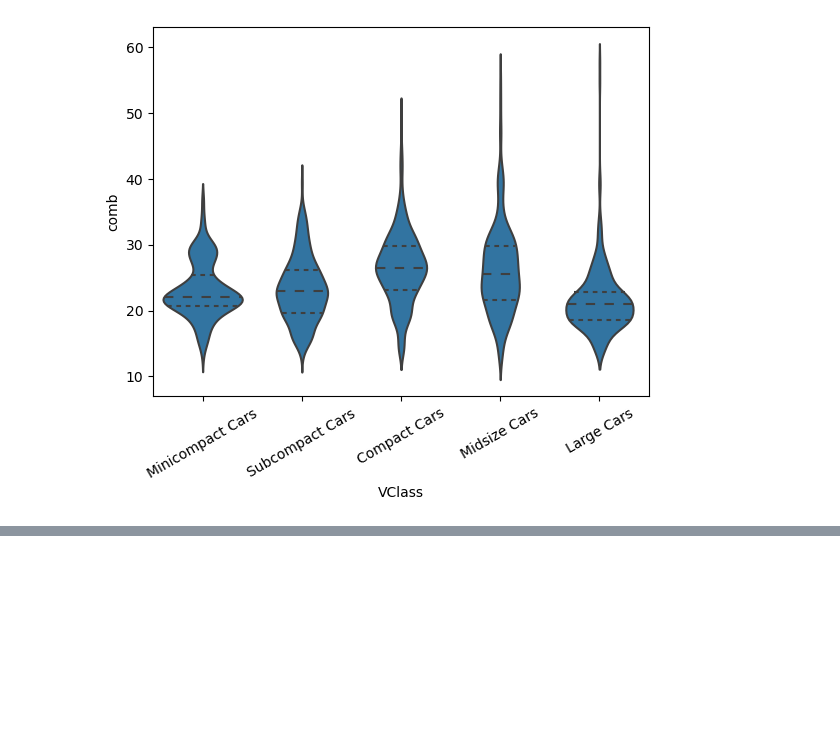
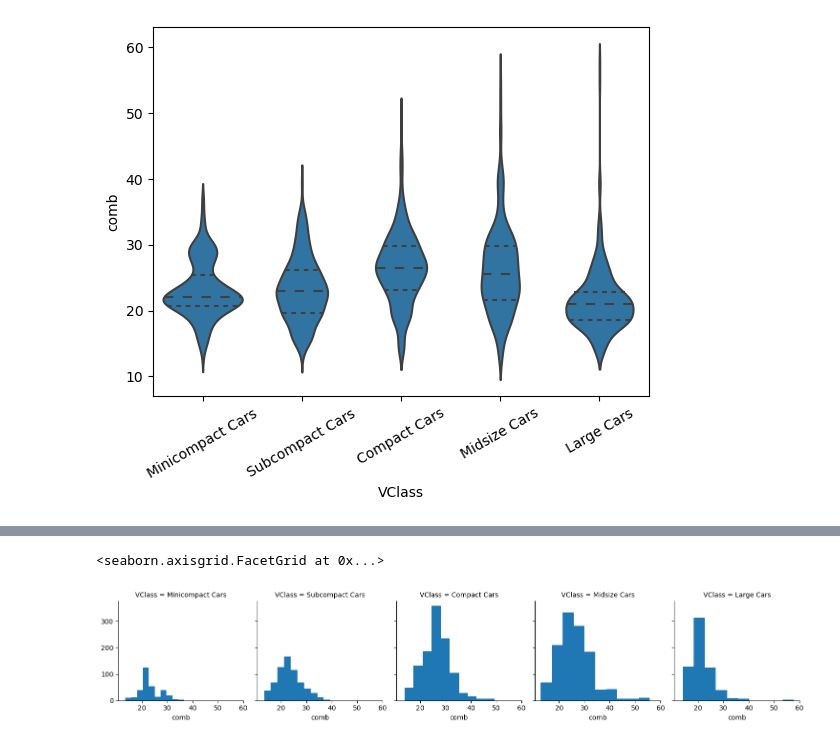
Before and after one commit to sidahmed-faisal/PokemonVis, a Jupyter notebook: fuel_econ.ipynb, the cells around one changed output, grey strips where cells are left out. Cells and saved outputs as stored; diff of their text form; code cells hidden in the pictures; blank space fills up the shorter version.

```diff
--- a/fuel_econ.ipynb
+++ b/fuel_econ.ipynb
@@ -288,0 +321,13 @@ plt.xticks(rotation=30);
+# %%
+fuel_econ = pd.read_csv('Data/fuel-econ.csv')
+
+# Convert the "VClass" column from a plain object type into an ordered categorical type
+sedan_classes = ['Minicompact Cars', 'Subcompact Cars', 'Compact Cars', 'Midsize Cars', 'Large Cars']
+vclasses = pd.api.types.CategoricalDtype(ordered=True, categories=sedan_classes)
+fuel_econ['VClass'] = fuel_econ['VClass'].astype(vclasses);
+# %%
+g = sns.FacetGrid(data = fuel_econ, col = 'VClass')
+g.map(plt.hist, "comb")
+# %% [output]
+<seaborn.axisgrid.FacetGrid at 0x...>
+[figure, added]
```
Also changed, not shown: parts of 12 cells of this notebook.
